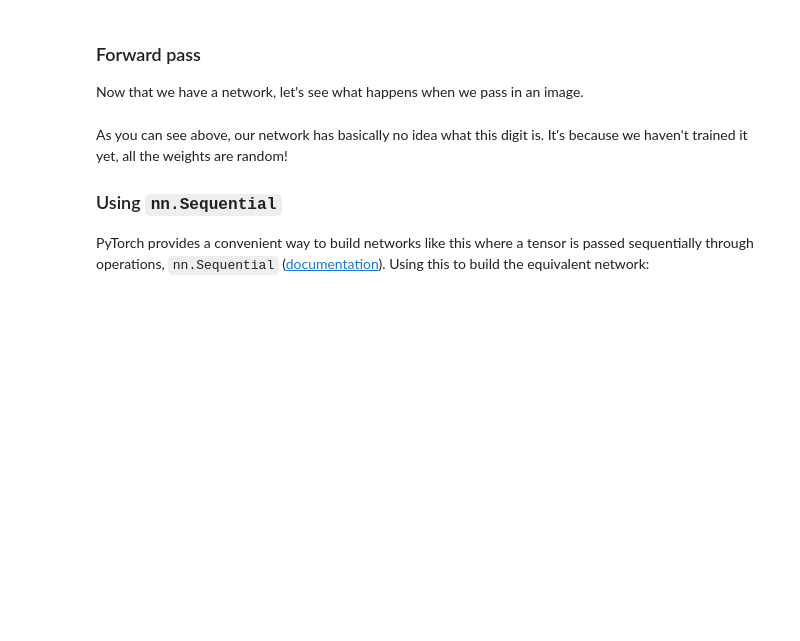
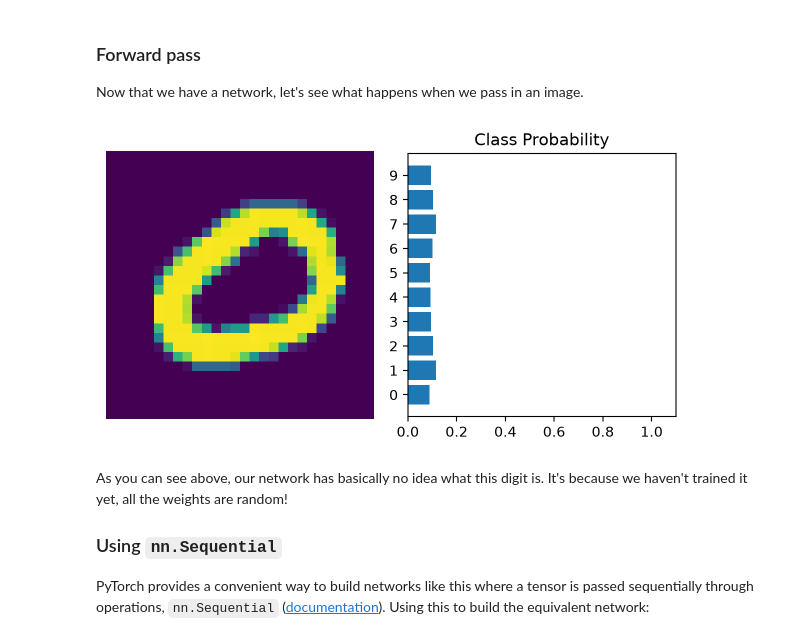
Before and after one commit to vinigalantine/study-python-ml, a Jupyter notebook: ml_exercise/deep-learning-with-pytorch/Part 2 - Neural Networks in PyTorch (Exercises).ipynb, the cells around one changed output. Drawn from its saved outputs; the diff is of its cells as text; code cells hidden in the pictures; blank space fills up the shorter version.

```diff
--- a/ml_exercise/deep-learning-with-pytorch/Part 2 - Neural Networks in PyTorch (Exercises).ipynb
+++ b/ml_exercise/deep-learning-with-pytorch/Part 2 - Neural Networks in PyTorch (Exercises).ipynb
@@ -253,0 +259,25 @@ It's good practice to name your layers by their type of network, for instance 'f
+# %%
+class MyNetwork(nn.Module):
+
+    def __init__(self):
+        super().__init__()
+
+        self.fc1 = nn.Linear(784, 128)
+        self.fc2 = nn.Linear(128, 64)
+        self.fc3 = nn.Linear(64, 10)
+
+        self.relu = nn.ReLU()
+        self.softmax = nn.Softmax(dim=1)
+
+    def forward(self, x):
+        x = self.fc1(x)
+        x = self.relu(x)
+        x = self.fc2(x)
+        x = self.relu(x)
+        x = self.fc3(x)
+        x = self.softmax(x)
+
+        return x
+
+model = MyNetwork()
+model
@@ -273,18 +344,20 @@ Now that we have a network, let's see what happens when we pass in an image.
 # %%
 # Grab some data
 dataiter = iter(trainloader)
-images, labels = dataiter.next()
+images, labels = next(dataiter)
 
 # Resize images into a 1D vector, new shape is (batch size, color channels, image pixels)
 images.resize_(64, 1, 784)
 # or images.resize_(images.shape[0], 1, 784) to automatically get batch size
 
 # Forward pass through the network
 img_idx = 0
 ps = model.forward(images[img_idx,:])
 
 img = images[img_idx]
 helper.view_classify(img.view(1, 28, 28), ps)
+# %% [output]
+[figure, added]
 # %% [markdown]
 As you can see above, our network has basically no idea what this digit is. It's because we haven't trained it yet, all the weights are random!
 
```
Also changed, not shown: parts of 11 cells of this notebook, 2 other files.
